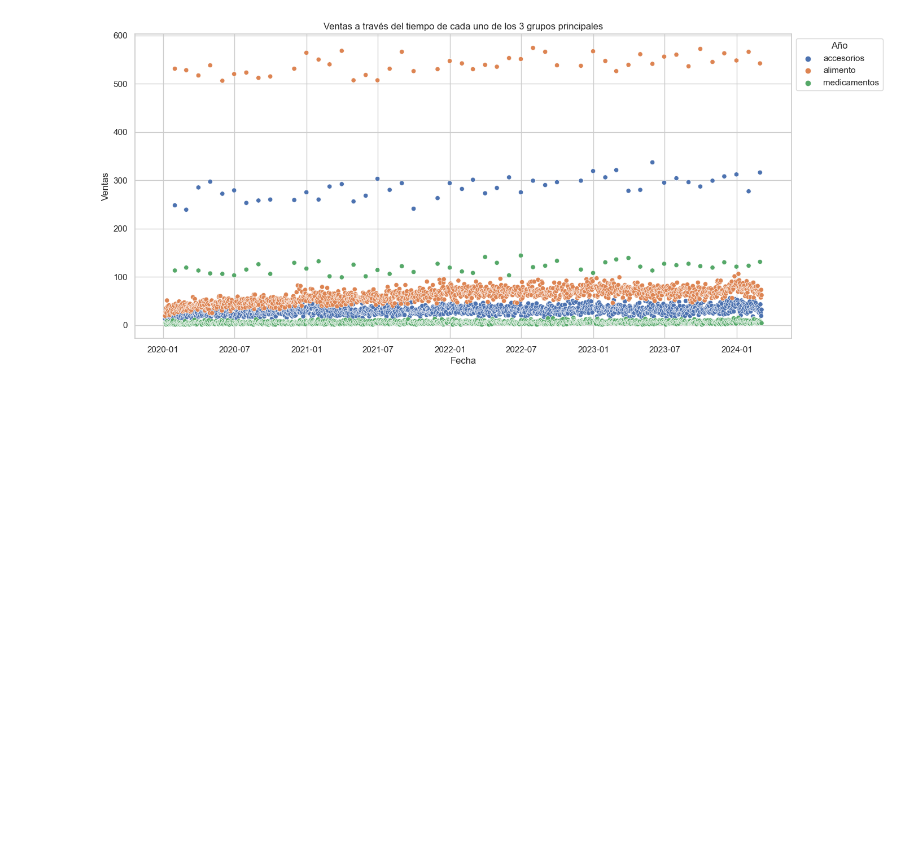
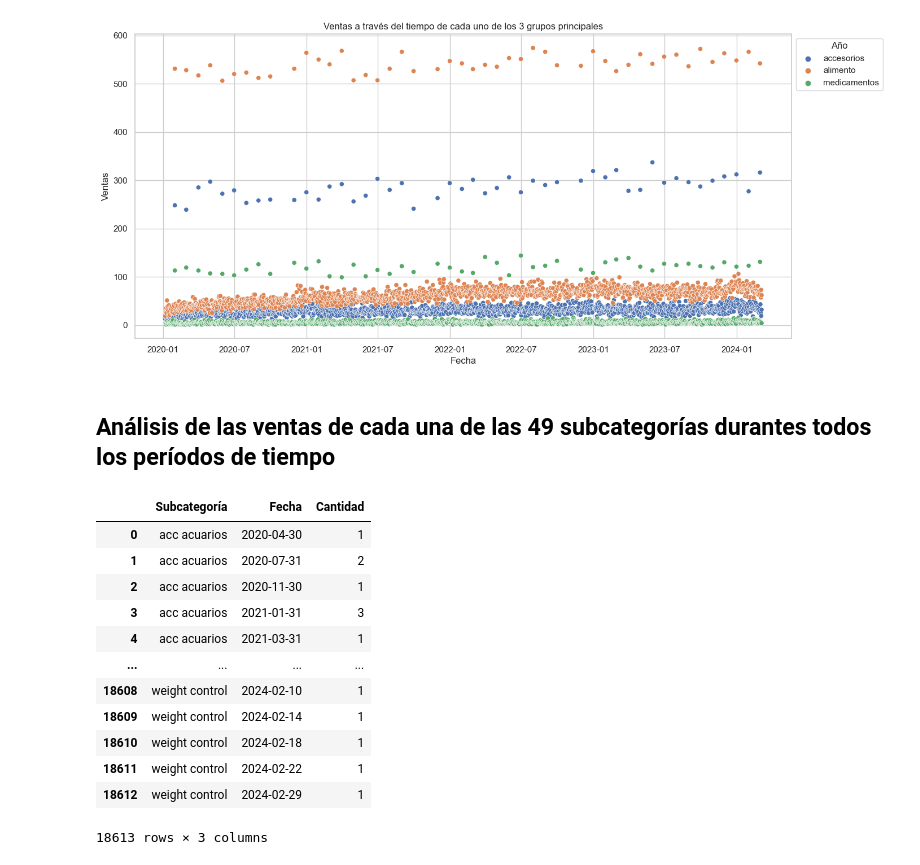
Before and after one commit to yaelcohenk/Capstone, a Jupyter notebook: src/EDA.ipynb, the cells around one changed output. Drawn from its saved outputs; the diff is of its cells as text; code cells hidden in the pictures; blank space fills up the shorter version.

```diff
--- a/src/EDA.ipynb
+++ b/src/EDA.ipynb
@@ -533,3 +519,23 @@ plt.title("Ventas a través del tiempo de cada uno de los 3 grupos principales")
 # %% [output]
 Text(0.5, 1.0, 'Ventas a través del tiempo de cada uno de los 3 grupos principales')
 [figure]
+# %% [markdown]
+## Análisis de las ventas de cada una de las 49 subcategorías durantes todos los períodos de tiempo
+# %%
+database_subcategorias = database.groupby(["description_2", "date"]).size().reset_index()
+database_subcategorias.columns = ["Subcategoría", "Fecha", "Cantidad"]
+database_subcategorias
+# %% [output]
+|  | Subcategoría | Fecha | Cantidad |
+| 0 | acc acuarios | 2020-04-30 | 1 |
+| 1 | acc acuarios | 2020-07-31 | 2 |
+| 2 | acc acuarios | 2020-11-30 | 1 |
+| 3 | acc acuarios | 2021-01-31 | 3 |
+| 4 | acc acuarios | 2021-03-31 | 1 |
+| ... | ... | ... | ... |
+| 18608 | weight control | 2024-02-10 | 1 |
+| 18609 | weight control | 2024-02-14 | 1 |
+| 18610 | weight control | 2024-02-18 | 1 |
+| 18611 | weight control | 2024-02-22 | 1 |
+| 18612 | weight control | 2024-02-29 | 1 |
+18613 rows × 3 columns
```
Also changed, not shown: parts of 4 cells of this notebook, 1 other file.
